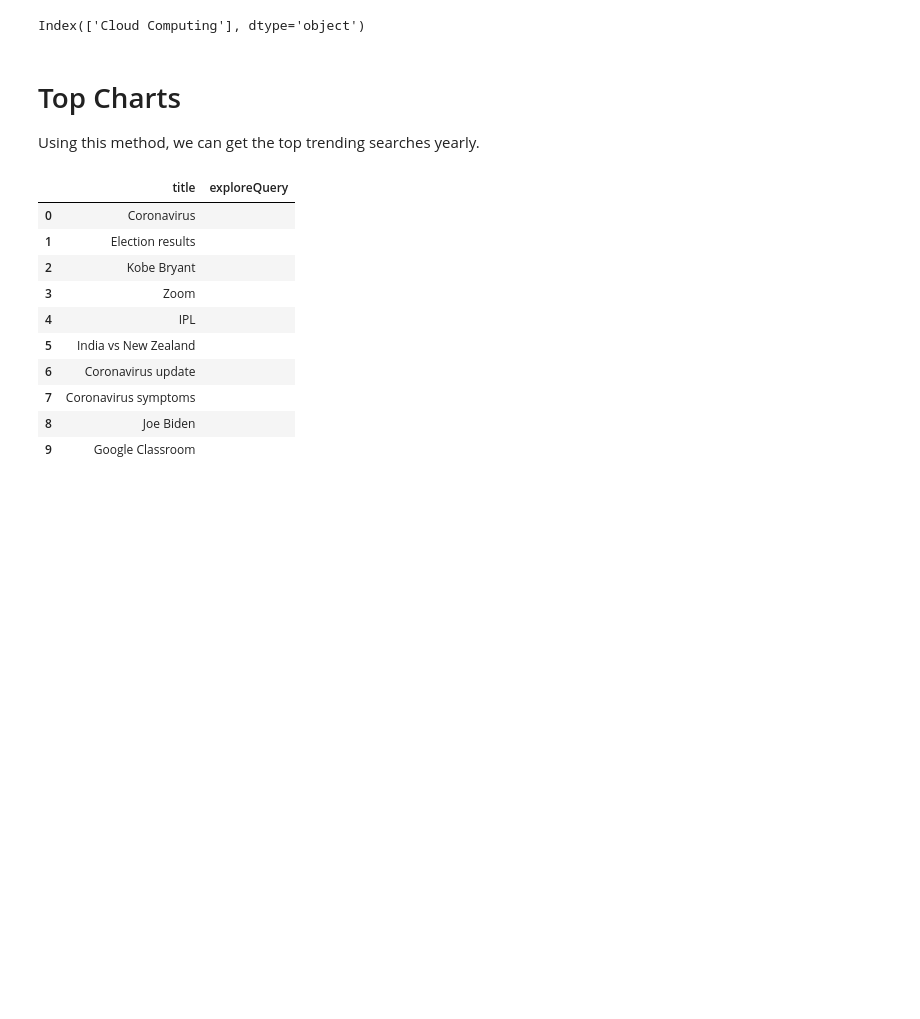
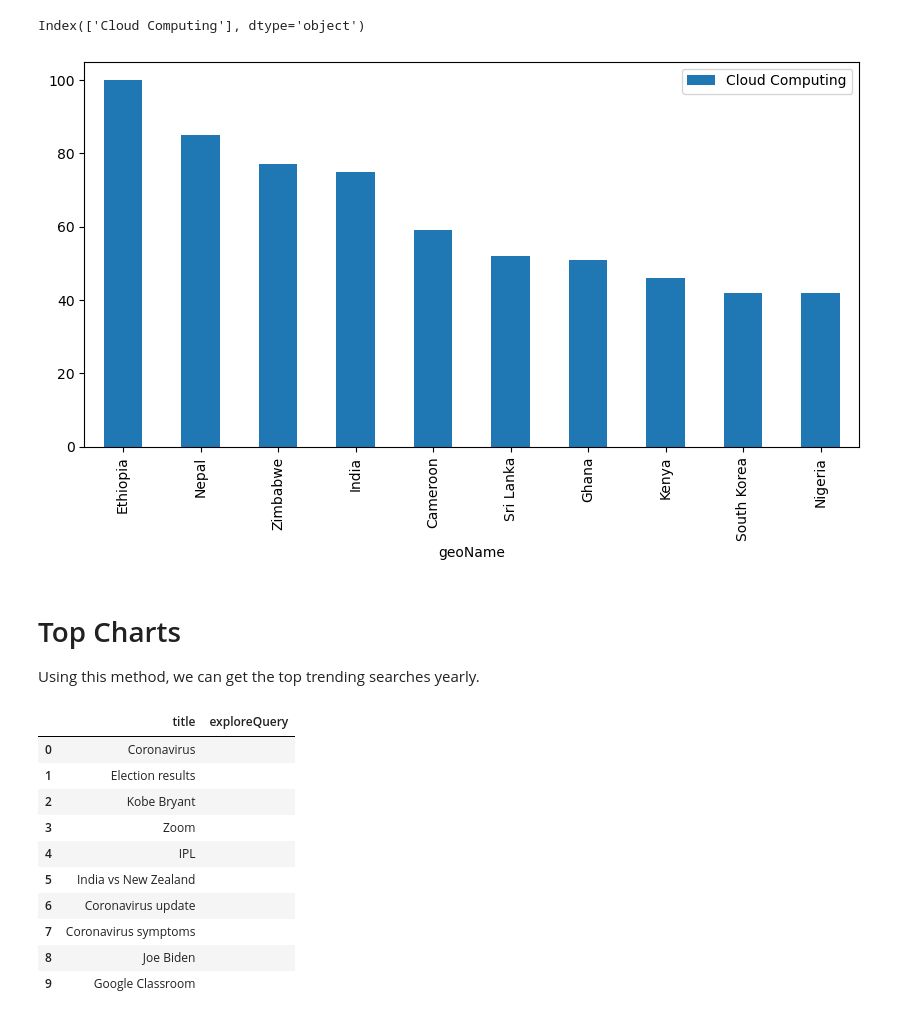
Before and after one commit to deepikasainju/google-search-analysis-using-pytrends, a Jupyter notebook: google search analysis.ipynb, the cells around one changed output. Drawn from its saved outputs; the diff is of its cells as text; code cells hidden in the pictures; blank space fills up the shorter version.

```diff
--- a/google search analysis.ipynb
+++ b/google search analysis.ipynb
@@ -91,8 +93,7 @@ It is used to know the performance of the keyword per region. It will show resul
 # %%
 Trending_topics.build_payload(kw_list,cat=0, timeframe='today 12-m', geo='', gprop='')
 datar = Trending_topics.interest_by_region()
-datar = datar.sort_values(by="Cloud Computing",
-						ascending = False)
+datar = datar.sort_values(by="Cloud Computing", ascending = False)
 datar = datar.head(10)
 datar
 # %% [output]
@@ -106,10 +128,11 @@ datar.columns
 # %% [output]
 Index(['Cloud Computing'], dtype='object')
 # %%
-datar.reset_index().plot(x='geoName', y='Cloud Computing',
-						figsize=(10,5), kind="bar")
+datar.reset_index().plot(x='geoName', y='Cloud Computing', figsize=(10,5), kind="bar")
 plt.style.use('fivethirtyeight')
 plt.show()
+# %% [output]
+[figure, added]
 # %% [markdown]
 # Top Charts
 Using this method, we can get the top trending searches yearly.
```
Also changed, not shown: parts of 5 cells of this notebook.
